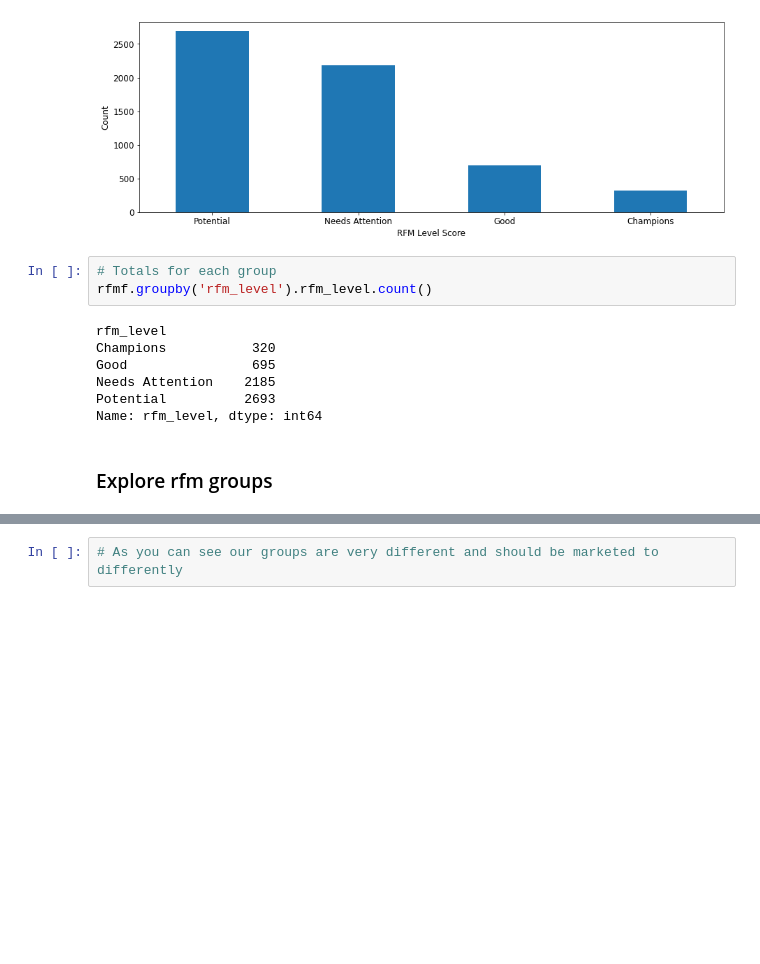
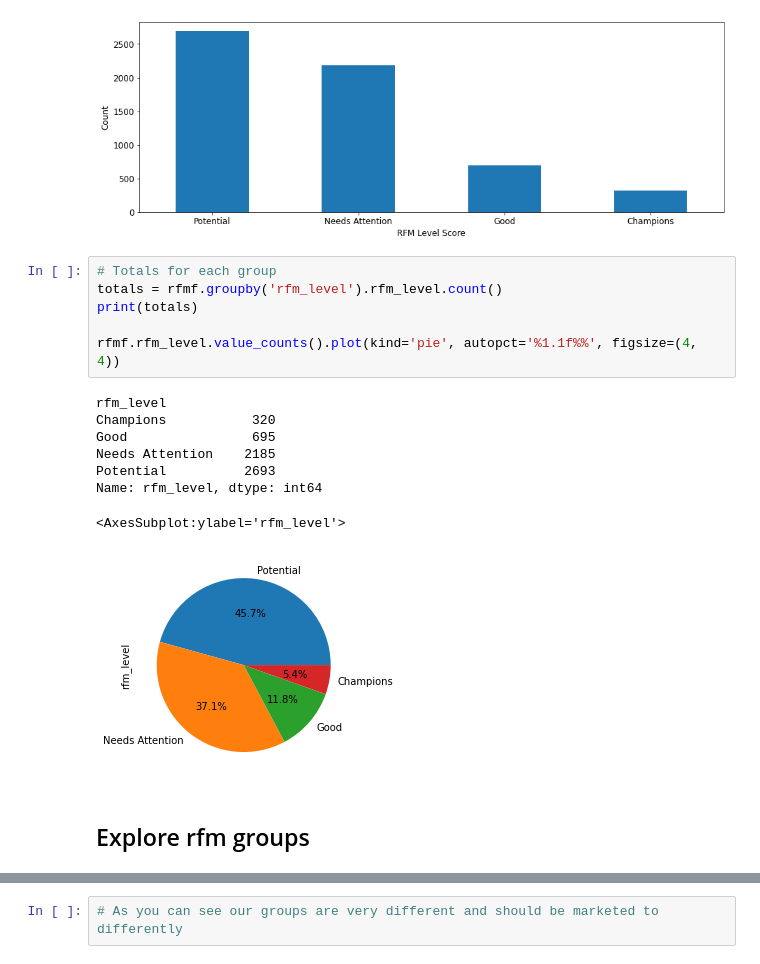
Before and after one commit to danielq1985/rfm_update, a Jupyter notebook: RFM SI.ipynb, the cells around one changed output, grey strips where cells are left out. Cells and saved outputs as stored; diff of their text form; blank space fills up the shorter version.

```diff
--- a/RFM SI.ipynb
+++ b/RFM SI.ipynb
@@ -229,16 +234,21 @@ plt.show()
 [figure]
 # %%
 # Totals for each group
-rfmf.groupby('rfm_level').rfm_level.count()
+totals = rfmf.groupby('rfm_level').rfm_level.count()
+print(totals)
+
+rfmf.rfm_level.value_counts().plot(kind='pie', autopct='%1.1f%%', figsize=(4, 4))
 # %% [output]
 rfm_level
 Champions           320
 Good                695
 Needs Attention    2185
 Potential          2693
 Name: rfm_level, dtype: int64
+<AxesSubplot:ylabel='rfm_level'>
+[figure, added]
 # %% [markdown]
-### Explore rfm groups
+## Explore rfm groups
 # %%
 # Get array of our groups
 groups = rfmf.rfm_level.unique()
```
Also changed, not shown: parts of 20 cells of this notebook.
